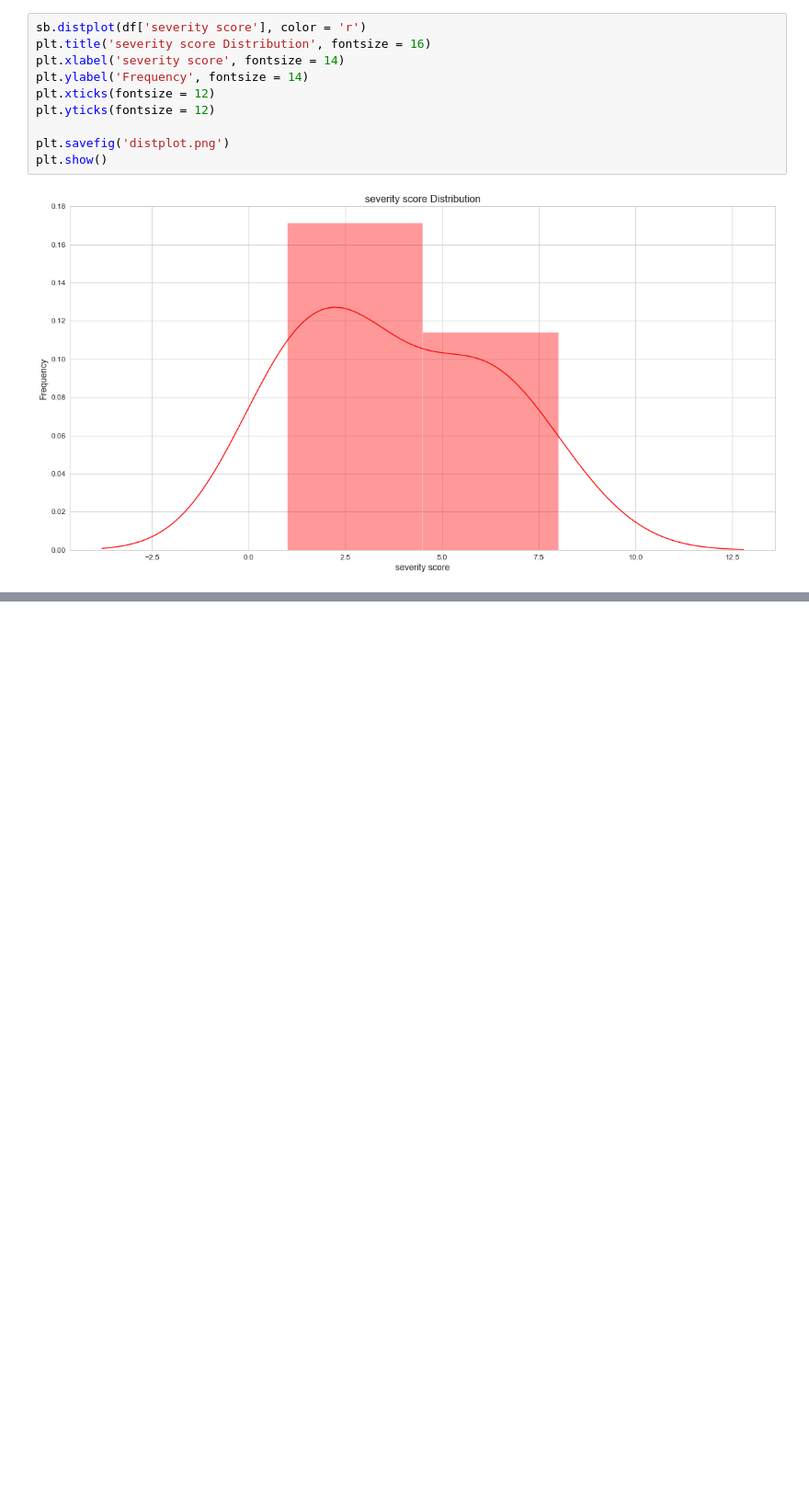
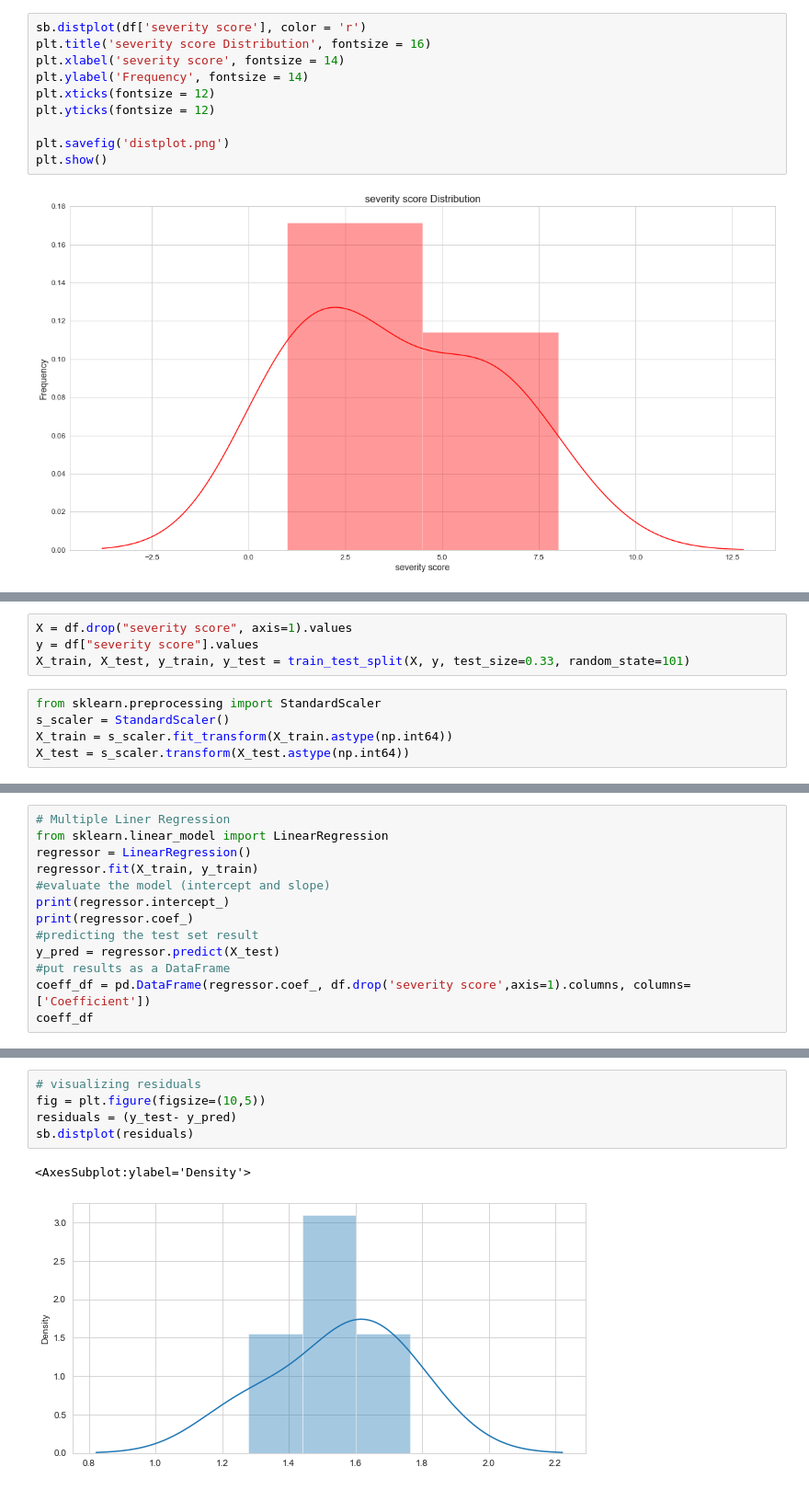
Before and after one commit to jules20022000/Notebook-Atreon, a Jupyter notebook: Notebook for AI.ipynb, the cells around one changed output, grey strips where cells are left out. Shown at 92% size. Saved outputs shown, nothing was run; the diff lists cells and outputs as text; blank space fills up the shorter version.

Commit message:
tentative prediction

```diff
--- a/Notebook for AI.ipynb
+++ b/Notebook for AI.ipynb
@@ -579,0 +541,9 @@ plt.show()
+# %%
+X = df.drop("severity score", axis=1).values
+y = df["severity score"].values
+X_train, X_test, y_train, y_test = train_test_split(X, y, test_size=0.33, random_state=101)
+# %%
+from sklearn.preprocessing import StandardScaler
+s_scaler = StandardScaler()
+X_train = s_scaler.fit_transform(X_train.astype(np.int64))
+X_test = s_scaler.transform(X_test.astype(np.int64))
@@ -579,0 +552,13 @@ plt.show()
+# %%
+# Multiple Liner Regression
+from sklearn.linear_model import LinearRegression
+regressor = LinearRegression()
+regressor.fit(X_train, y_train)
+#evaluate the model (intercept and slope)
+print(regressor.intercept_)
+print(regressor.coef_)
+#predicting the test set result
+y_pred = regressor.predict(X_test)
+#put results as a DataFrame
+coeff_df = pd.DataFrame(regressor.coef_, df.drop('severity score',axis=1).columns, columns=['Coefficient'])
+coeff_df
@@ -579,0 +579,8 @@ plt.show()
+# %%
+# visualizing residuals
+fig = plt.figure(figsize=(10,5))
+residuals = (y_test- y_pred)
+sb.distplot(residuals)
+# %% [output]
+<AxesSubplot:ylabel='Density'>
+[figure, added]
```
Also changed, not shown: parts of 13 cells of this notebook, 1 other file.
